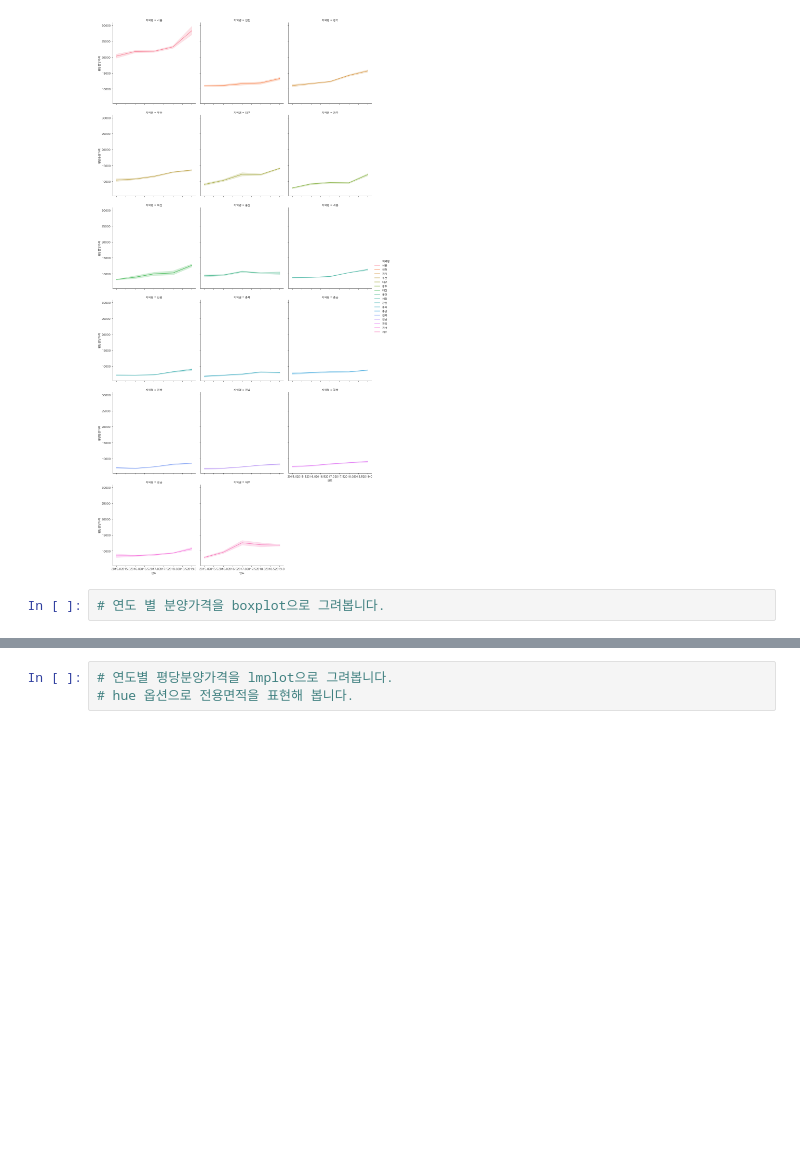
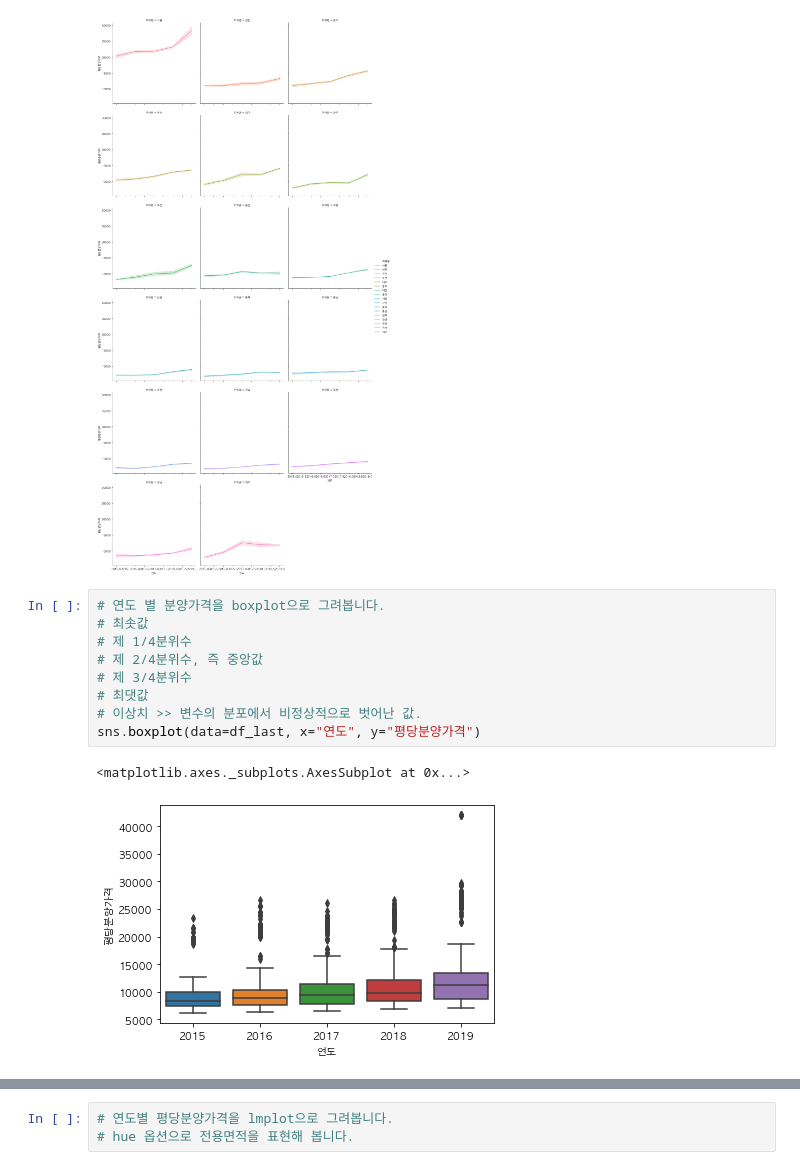
Before and after one commit to hangyuCho/dataAnalysisWithPython, a Jupyter notebook: notebooks/open-data-analysis-basic/01-apt-price.ipynb, the cells around one changed output, grey strips where cells are left out. Drawn from its saved outputs; the diff is of its cells as text; blank space fills up the shorter version.

Commit message:
boxplot과 violinplot

```diff
--- a/notebooks/open-data-analysis-basic/01-apt-price.ipynb
+++ b/notebooks/open-data-analysis-basic/01-apt-price.ipynb
@@ -662,7 +662,17 @@ sns.relplot(data=df_last, x="연도", y="평당분양가격", hue="지역명", k
 # %% [output]
 <seaborn.axisgrid.FacetGrid at 0x...>
 [figure]
-# %%
-# 연도 별 분양가격을 boxplot으로 그려봅니다.
+# %%
+# 연도 별 분양가격을 boxplot으로 그려봅니다.
+# 최솟값
+# 제 1/4분위수
+# 제 2/4분위수, 즉 중앙값
+# 제 3/4분위수
+# 최댓값
+# 이상치 >> 변수의 분포에서 비정상적으로 벗어난 값.
+sns.boxplot(data=df_last, x="연도", y="평당분양가격")
+# %% [output]
+<matplotlib.axes._subplots.AxesSubplot at 0x...>
+[figure, added]
 # %%
 # hue옵션을 주어 전용면적별로 다르게 표시해 봅니다.
```
Also changed, not shown: parts of 4 cells of this notebook.
